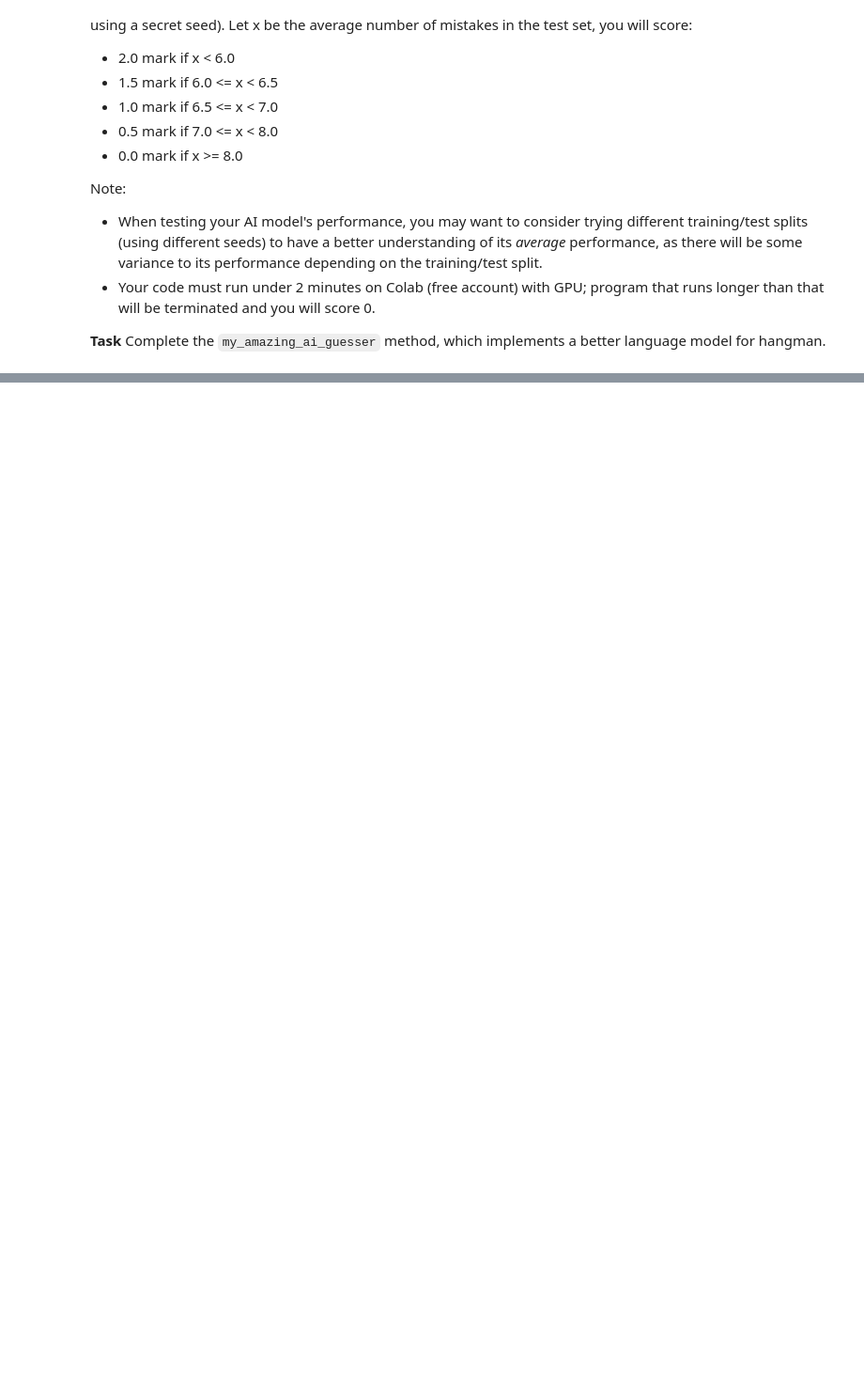
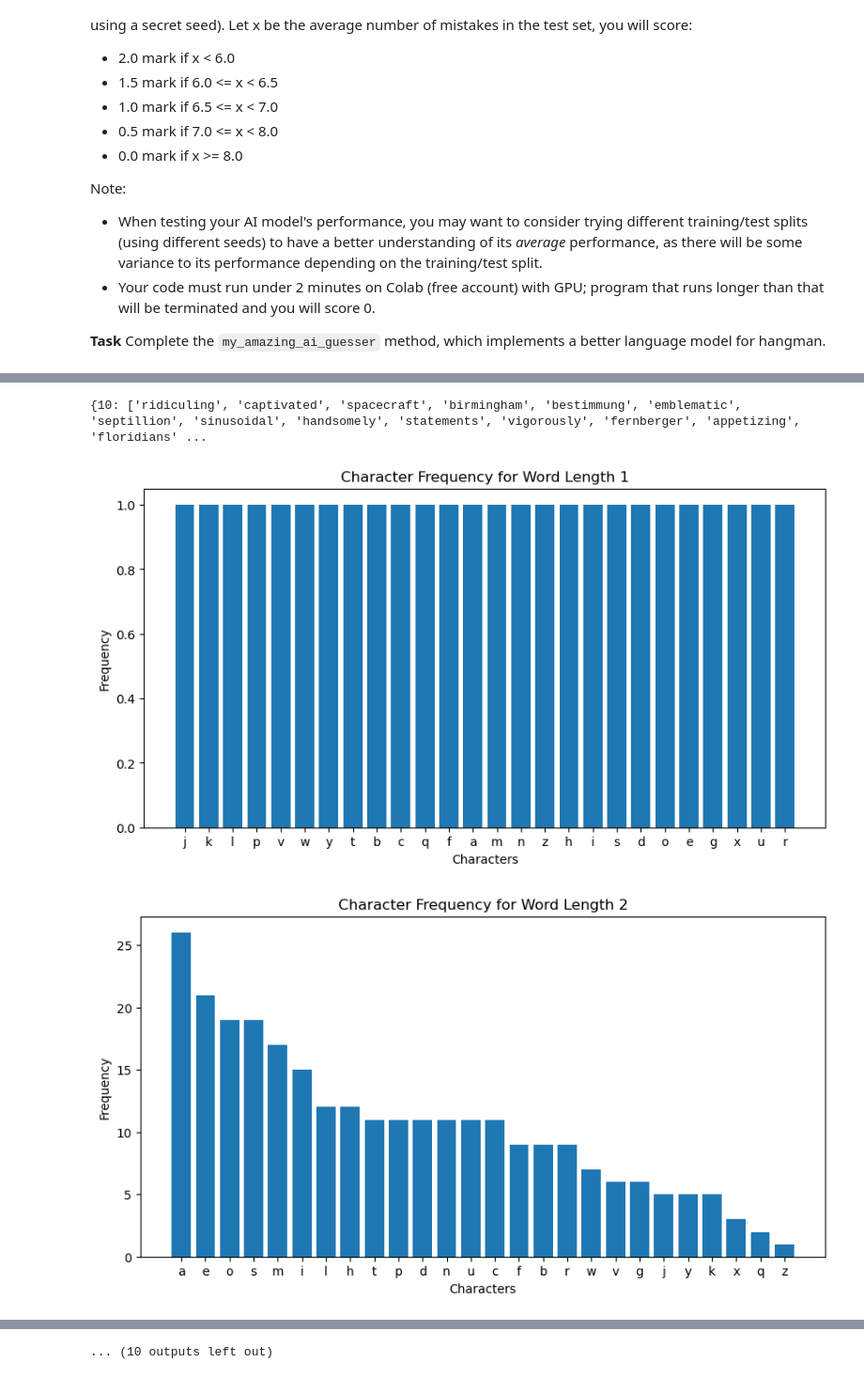
Before and after one commit to jtv199/natural-language-processing-COMP90042, a Jupyter notebook: as2.ipynb, the cells around one changed output, grey strips where cells are left out. Shown at 94% size. Cells and saved outputs as stored; diff of their text form; code cells hidden in the pictures; blank space fills up the shorter version.

```diff
--- a/as2.ipynb
+++ b/as2.ipynb
@@ -149,16 +148,16 @@ test_set = []
 # Your answer BEGINS HERE
 ###
 # Get all words from brown corpus and filter them
-words = brown.words()
-filtered_words = [word.lower() for word in words if word.isalpha()]
-unique_words = list(set(filtered_words))
+def split_corpus() -> tuple[list[str], list[str]]:
+    words = brown.words()
+    filtered_words = [word.lower() for word in words if word.isalpha()]
+    unique_words = list(set(filtered_words))
+    np.random.shuffle(unique_words)
+    test_set = unique_words[:1000]
+    training_set = unique_words[1000:]
+    return training_set, test_set
 
-# Shuffle the words randomly
-np.random.shuffle(unique_words)
-
-# Split into test and training sets
-test_set = unique_words[:1000]
-training_set = unique_words[1000:]
+training_set, test_set = split_corpus()
 ###
 # Your answer ENDS HERE
 ###
@@ -694,0 +790,50 @@ print("Average number of incorrect guesses: ", result)
+# %%
+
+
+def sort_words_by_length(training_set: list[str]) -> dict[int, list[str]]:
+    """
+    Sorts words into a dictionary with word lengths as keys. ()
+
+    Args:
+        training_set: List of words to sort.
+
+    Returns:
+        Dictionary with word lengths as keys and lists of words as values.
+    """
+    length_dict: dict[int, list[str]] = {}
+    for word in training_set:
+        length = len(word)
+        if length not in length_dict:
+            length_dict[length] = []
+        length_dict[length].append(word)
+    return length_dict
+
+# Example usage
+length_dict = sort_words_by_length(training_set)
+print(length_dict)
+# %% [output]
+{10: ['ridiculing', 'captivated', 'spacecraft', 'birmingham', 'bestimmung', 'emblematic', 'septillion', 'sinusoidal', 'handsomely', 'statements', 'vigorously', 'fernberger', 'appetizing', 'floridians' ...
+# %%
+import matplotlib.pyplot as plt
+
+def display_histogram(unigram_counts_by_length):
+    """
+    Displays a histogram for each length of unigram counts.
+
+    Args:
+        unigram_counts_by_length: Dictionary with word lengths as keys and character frequency dictionaries as values.
+    """
+    for length, char_counts in sorted(unigram_counts_by_length.items()):
+        sorted_char_counts = dict(sorted(char_counts.items(), key=lambda item: item[1], reverse=True))
+        plt.figure(figsize=(10, 5))
+        plt.bar(sorted_char_counts.keys(), sorted_char_counts.values())
+        plt.title(f'Character Frequency for Word Length {length}')
+        plt.xlabel('Characters')
+        plt.ylabel('Frequency')
+        plt.show()
+
+# Example usage
+display_histogram(unigram_counts_by_length)
+# %% [output]
+[figure, added]
+[figure, added]
@@ -694,0 +850 @@ print("Average number of incorrect guesses: ", result)
+... (10 outputs left out)
```
Also changed, not shown: parts of 30 cells of this notebook, 2 other files.
